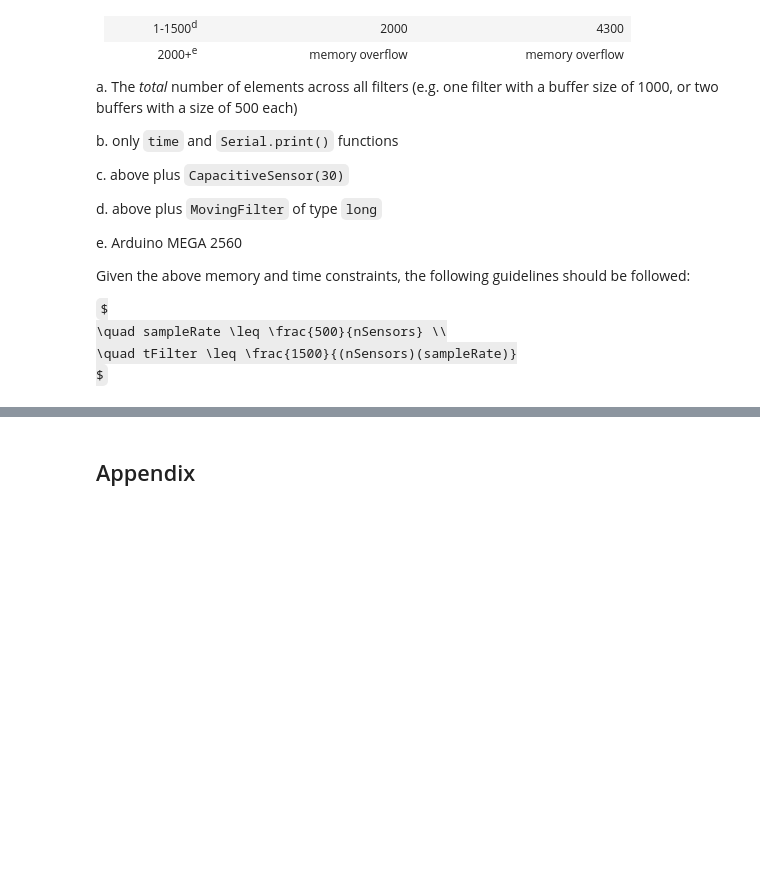
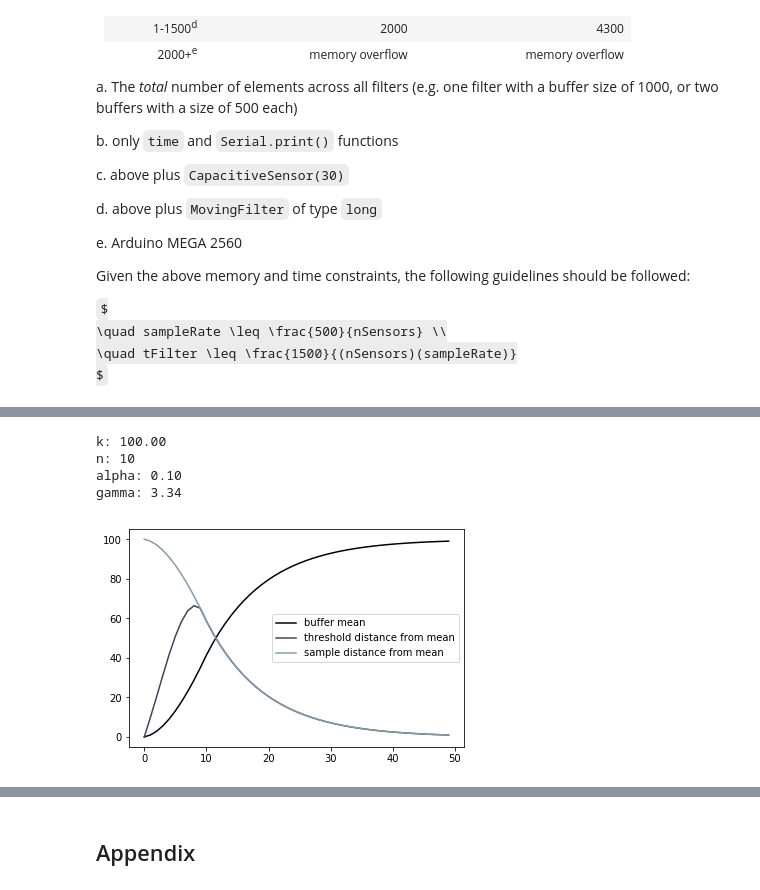
Before and after one commit to jbwebb8/lick-sensor, a Jupyter notebook: capacitiveSensor/python/filters.ipynb, the cells around one changed output, grey strips where cells are left out. Saved outputs shown, nothing was run; the diff lists cells and outputs as text; code cells hidden in the pictures; some formulas as TeX source; blank space fills up the shorter version.

Commit message:
added off-time analysis

```diff
--- a/capacitiveSensor/python/filters.ipynb
+++ b/capacitiveSensor/python/filters.ipynb
@@ -8,4 +11,6 @@ import numpy as np
 import matplotlib.pyplot as plt
+# %%
+cmap = plt.get_cmap('bone')
 # %% [markdown]
 ## Real-time peak detection (with drifting baseline)
 # %% [markdown]
@@ -323,0 +470,34 @@ $
+# %%
+alpha = 0.1
+n = 10
+k = 100
+t = np.arange(0, 5*n)
+gamma = get_off_time(alpha=alpha, n=n)
+mean = np.zeros(t.size)
+std = np.zeros(t.size)
+for i, t_i in enumerate(t):
+    mean[i] = buffer_mean(alpha, t_i, n, k)
+    std[i] = buffer_std(alpha, t_i, n, k)
+
+fig, ax = plt.subplots()
+plt.plot(t, mean,
+         label='buffer mean',
+         color=cmap(0.0))
+plt.plot(t, std*gamma,
+         label='threshold distance from mean',
+         color=cmap(0.3))
+plt.plot(t, k - mean,
+         label='sample distance from mean',
+         color=cmap(0.6))
+plt.legend()
+
+print('k: %.2f' % k)
+print('n: %d' % n)
+print('alpha: %.2f' % alpha)
+print('gamma: %.2f' % gamma)
+# %% [output]
+k: 100.00
+n: 10
+alpha: 0.10
+gamma: 3.34
+[figure, added]
```
Also changed, not shown: parts of 14 cells of this notebook.
